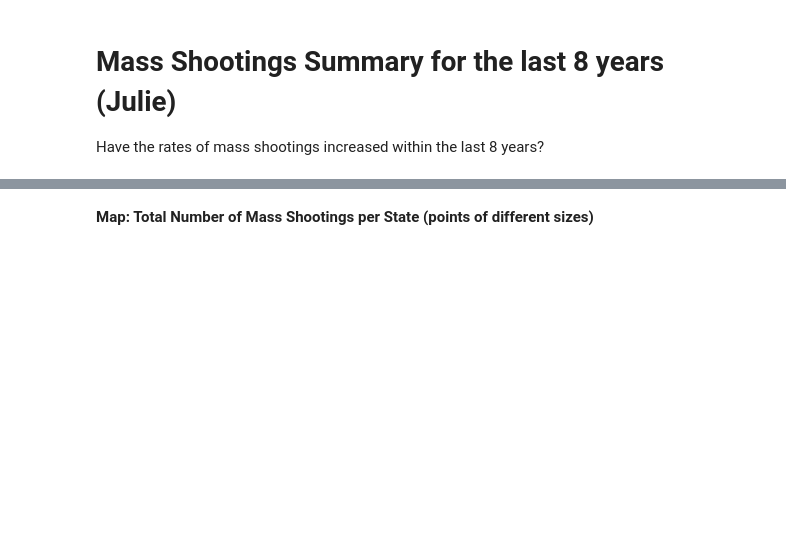
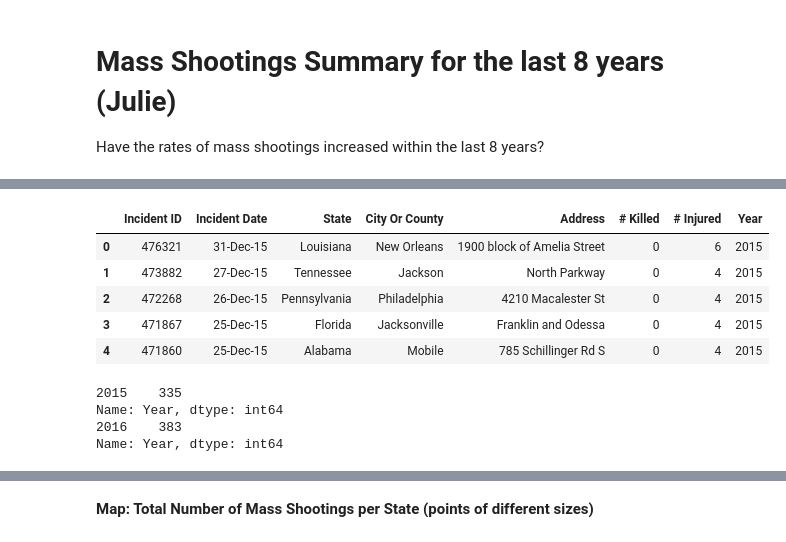
Before and after one commit to leah-apking/project1-mass-shootings, a Jupyter notebook: Project 1_instructions .ipynb, the cells around one changed output, grey strips where cells are left out. Saved outputs shown, nothing was run; the diff lists cells and outputs as text; code cells hidden in the pictures; blank space fills up the shorter version.

```diff
--- a/Project 1_instructions .ipynb
+++ b/Project 1_instructions .ipynb
@@ -50,0 +100,31 @@ Have the rates of mass shootings increased within the last 8 years?
+# %%
+# Creating a separate column to store Year
+mass_shoot_df["Year"] = pd.to_datetime(mass_shoot_df["Incident Date"]).dt.year
+mass_shoot_df.head()
+# %% [output]
+|  | Incident ID | Incident Date | State | City Or County | Address | # Killed | # Injured | Year |
+| 0 | 476321 | 31-Dec-15 | Louisiana | New Orleans | 1900 block of Amelia Street | 0 | 6 | 2015 |
+| 1 | 473882 | 27-Dec-15 | Tennessee | Jackson | North Parkway | 0 | 4 | 2015 |
+| 2 | 472268 | 26-Dec-15 | Pennsylvania | Philadelphia | 4210 Macalester St | 0 | 4 | 2015 |
+| 3 | 471867 | 25-Dec-15 | Florida | Jacksonville | Franklin and Odessa | 0 | 4 | 2015 |
+| 4 | 471860 | 25-Dec-15 | Alabama | Mobile | 785 Schillinger Rd S | 0 | 4 | 2015 |
+# %%
+# Calculate the total number of mass shootings each year
+mass_shootings_2015 = mass_shoot_df[mass_shoot_df["Year"] == 2015]
+mass_shootings_2016 = mass_shoot_df[mass_shoot_df["Year"] == 2016]
+mass_shootings_2017 = mass_shoot_df[mass_shoot_df["Year"] == 2017]
+mass_shootings_2018 = mass_shoot_df[mass_shoot_df["Year"] == 2018]
+mass_shootings_2019 = mass_shoot_df[mass_shoot_df["Year"] == 2019]
+mass_shootings_2020 = mass_shoot_df[mass_shoot_df["Year"] == 2020]
+mass_shootings_2021 = mass_shoot_df[mass_shoot_df["Year"] == 2021]
+mass_shootings_2022 = mass_shoot_df[mass_shoot_df["Year"] == 2022]
+
+total_2015 = mass_shootings_2015["Year"].value_counts()
+total_2016 = mass_shootings_2016["Year"].value_counts()
+print(total_2015)
+print(total_2016)
+# %% [output]
+2015    335
+Name: Year, dtype: int64
+2016    383
+Name: Year, dtype: int64
```
Also changed, not shown: parts of 15 cells of this notebook, 1 other file.
